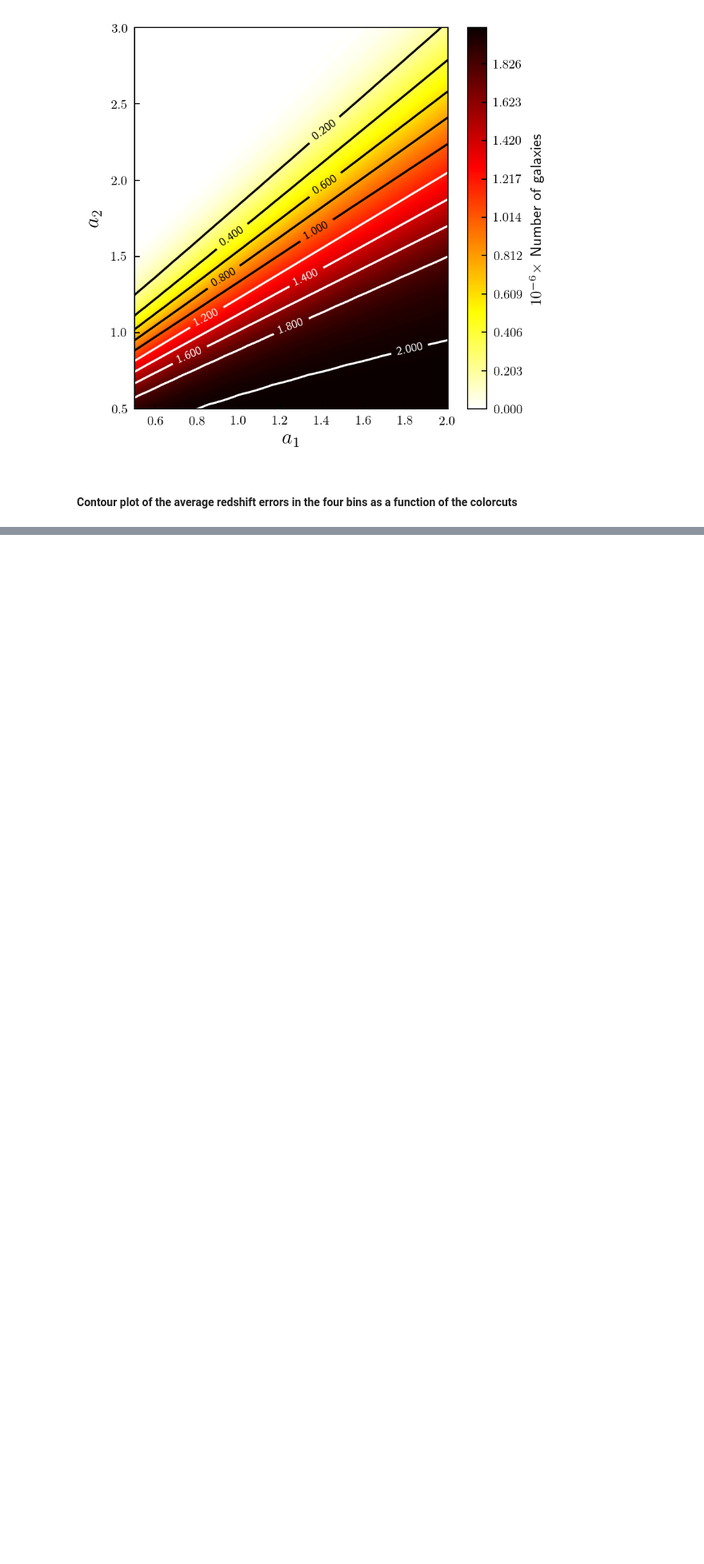
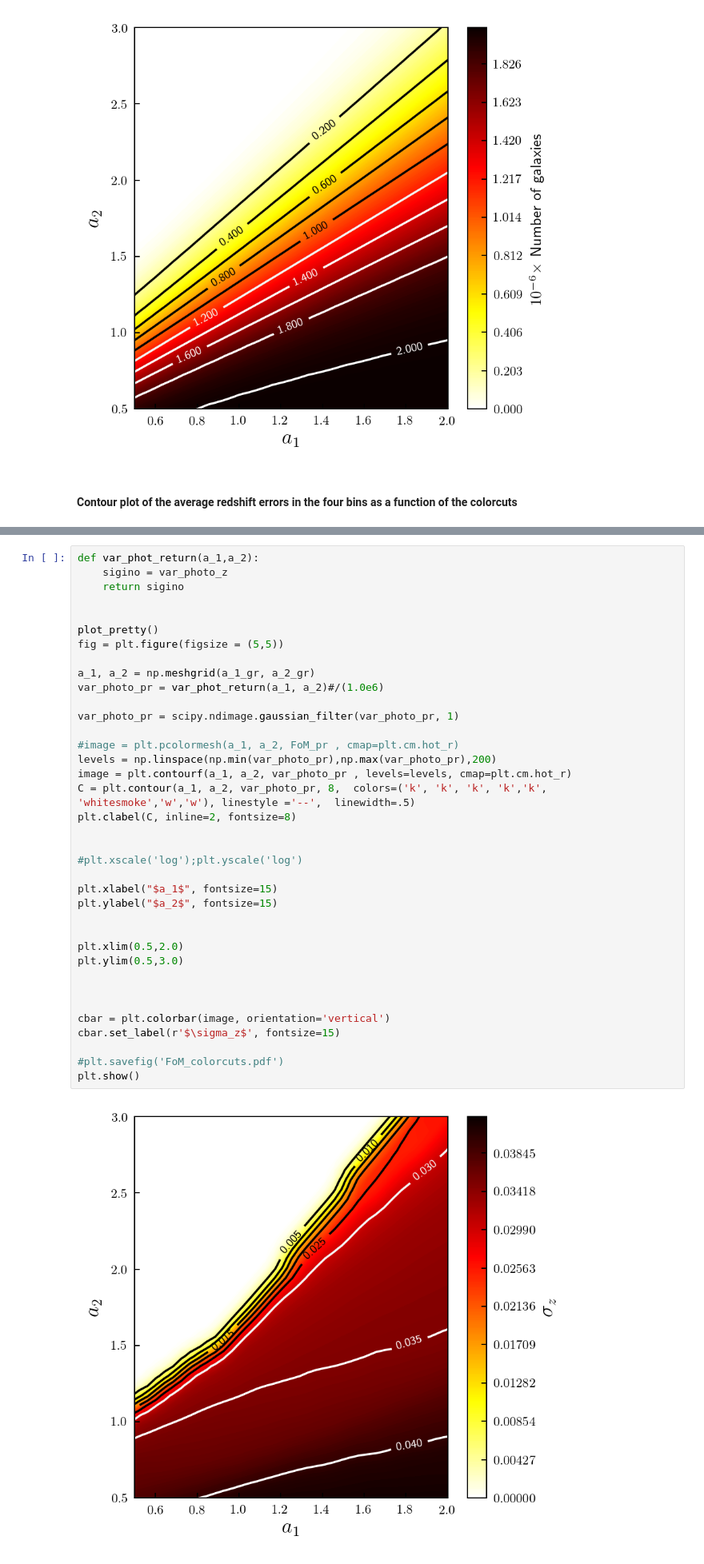
Before and after one commit to dtanoglidis/Photo_Z_project, a Jupyter notebook: Color_cuts.ipynb, the cells around one changed output, grey strips where cells are left out. Shown at 80% size. Saved outputs shown, nothing was run; the diff lists cells and outputs as text; blank space fills up the shorter version.

```diff
--- a/Color_cuts.ipynb
+++ b/Color_cuts.ipynb
@@ -777,0 +817,39 @@ plt.show()
+# %%
+def var_phot_return(a_1,a_2):
+    sigino = var_photo_z
+    return sigino
+
+
+plot_pretty()
+fig = plt.figure(figsize = (5,5))
+
+a_1, a_2 = np.meshgrid(a_1_gr, a_2_gr)
+var_photo_pr = var_phot_return(a_1, a_2)#/(1.0e6)
+
+var_photo_pr = scipy.ndimage.gaussian_filter(var_photo_pr, 1)
+
+#image = plt.pcolormesh(a_1, a_2, FoM_pr , cmap=plt.cm.hot_r)
+levels = np.linspace(np.min(var_photo_pr),np.max(var_photo_pr),200)
+image = plt.contourf(a_1, a_2, var_photo_pr , levels=levels, cmap=plt.cm.hot_r)
+C = plt.contour(a_1, a_2, var_photo_pr, 8,  colors=('k', 'k', 'k', 'k','k', 'whitesmoke','w','w'), linestyle ='--',  linewidth=.5)
+plt.clabel(C, inline=2, fontsize=8)
+
+
+#plt.xscale('log');plt.yscale('log')
+
+plt.xlabel("$a_1$", fontsize=15)
+plt.ylabel("$a_2$", fontsize=15)
+
+
+plt.xlim(0.5,2.0)
+plt.ylim(0.5,3.0)
+
+
+
+cbar = plt.colorbar(image, orientation='vertical')
+cbar.set_label(r'$\sigma_z$', fontsize=15)
+
+#plt.savefig('FoM_colorcuts.pdf')
+plt.show()
+# %% [output]
+[figure, added]
```
Also changed, not shown: parts of 1 cell of this notebook.
